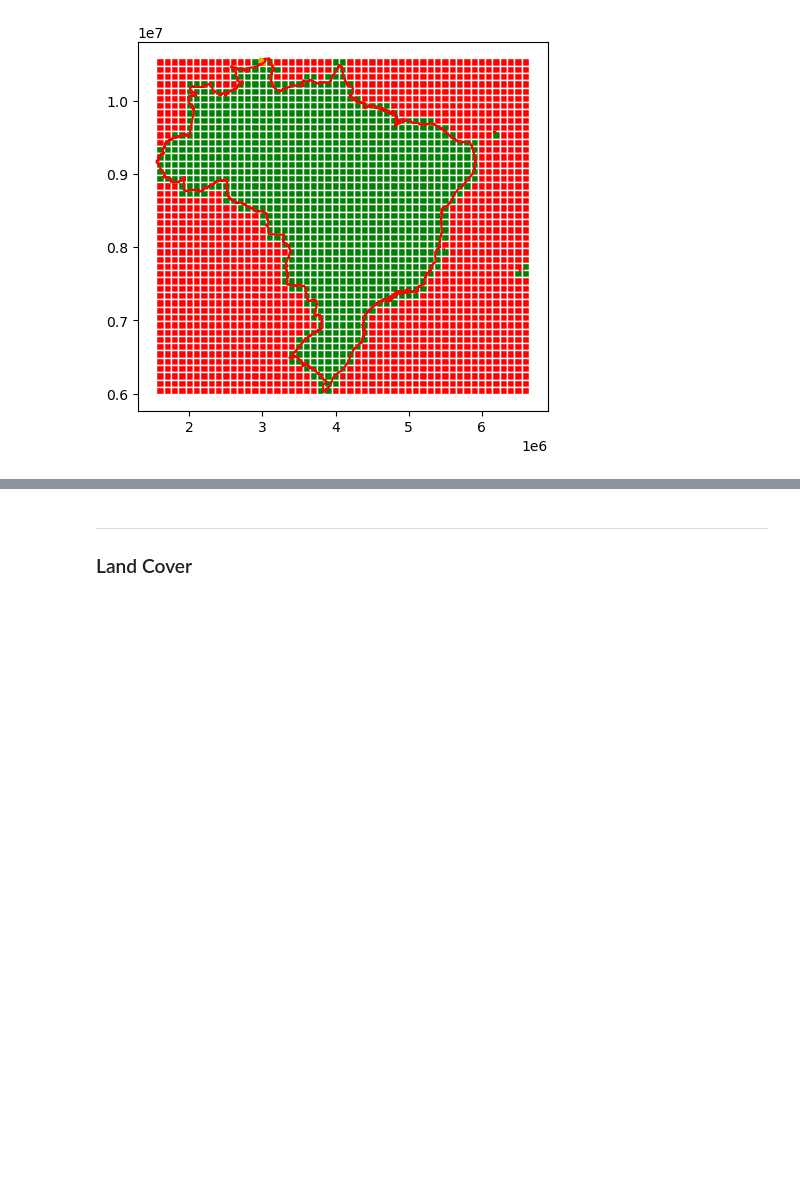
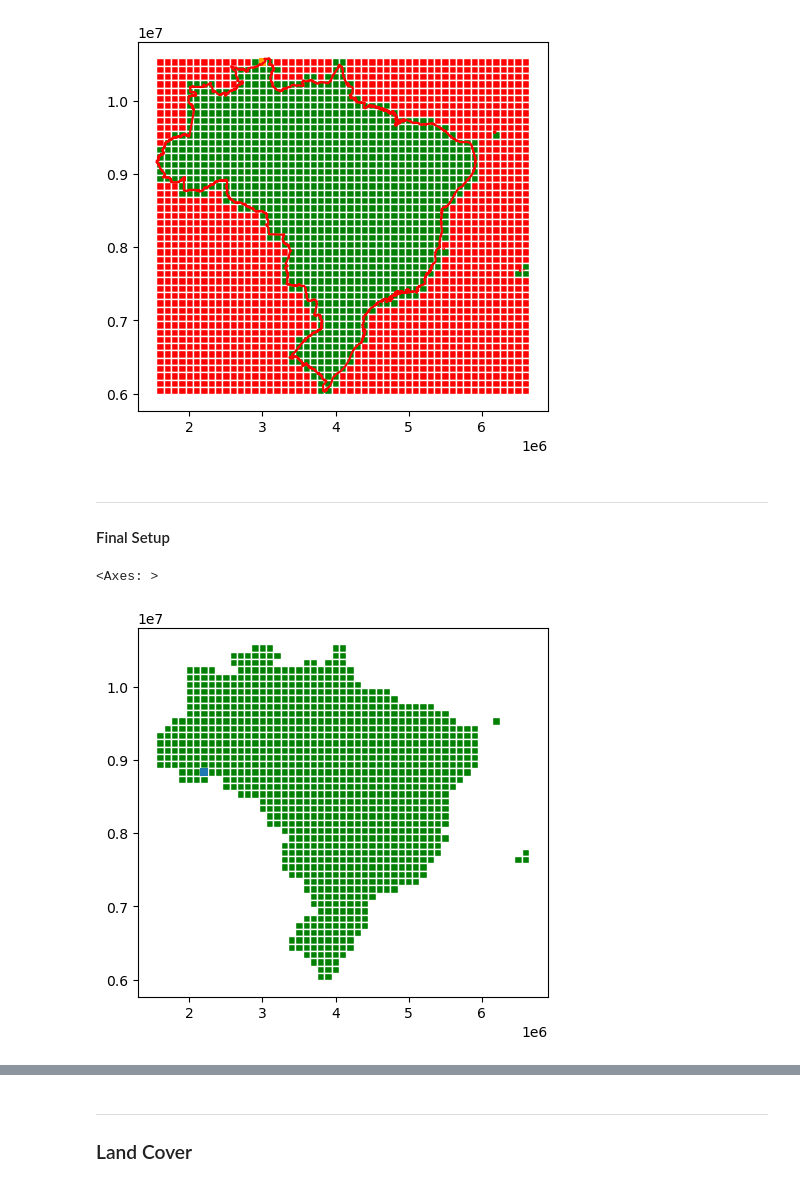
Before and after one commit to felixschulz385/Masterthesis, a Jupyter notebook: code/experiments/experiments.ipynb, the cells around one changed output, grey strips where cells are left out. Saved outputs shown, nothing was run; the diff lists cells and outputs as text; code cells hidden in the pictures; blank space fills up the shorter version.

```diff
--- a/code/experiments/experiments.ipynb
+++ b/code/experiments/experiments.ipynb
@@ -318,3 +316,6 @@ boxes.drop(columns="geometry").to_sql("GridCells", conn, if_exists = "replace",
 
 # store geometries externally
 boxes[["CellID", "geometry"]].to_feather("/pfs/work7/workspace/scratch/tu_zxobe27-master_thesis/data/imagery/grid_cells.feather")
+# %% [markdown]
+---
+#### Final Setup
@@ -320,0 +337,17 @@ boxes[["CellID", "geometry"]].to_feather("/pfs/work7/workspace/scratch/tu_zxobe2
+# %%
+# connect to database
+conn = sqlite3.connect('/pfs/work7/workspace/scratch/tu_zxobe27-master_thesis/data/imagery/imagery.db')
+# get grid data
+grid_data = pd.read_sql_query("SELECT * FROM GridCells WHERE Internal=1", conn)
+# get grid geometries
+grid_geoms = gpd.read_feather("/pfs/work7/workspace/scratch/tu_zxobe27-master_thesis/data/imagery/grid_cells.feather")
+# merge data
+grid_data = gpd.GeoDataFrame(grid_data.merge(grid_geoms, on = "CellID"))
+# close connection
+conn.close()
+# %%
+ax = grid_data.plot(edgecolor="white", color = grid_data.Internal.map({1: "green", 0: "red"}))
+grid_data[((grid_data.Row == 17) & (grid_data.Column == 6))].plot(ax = ax)
+# %% [output]
+<Axes: >
+[figure, added]
```
Also changed, not shown: parts of 55 cells of this notebook, 4 other files.
